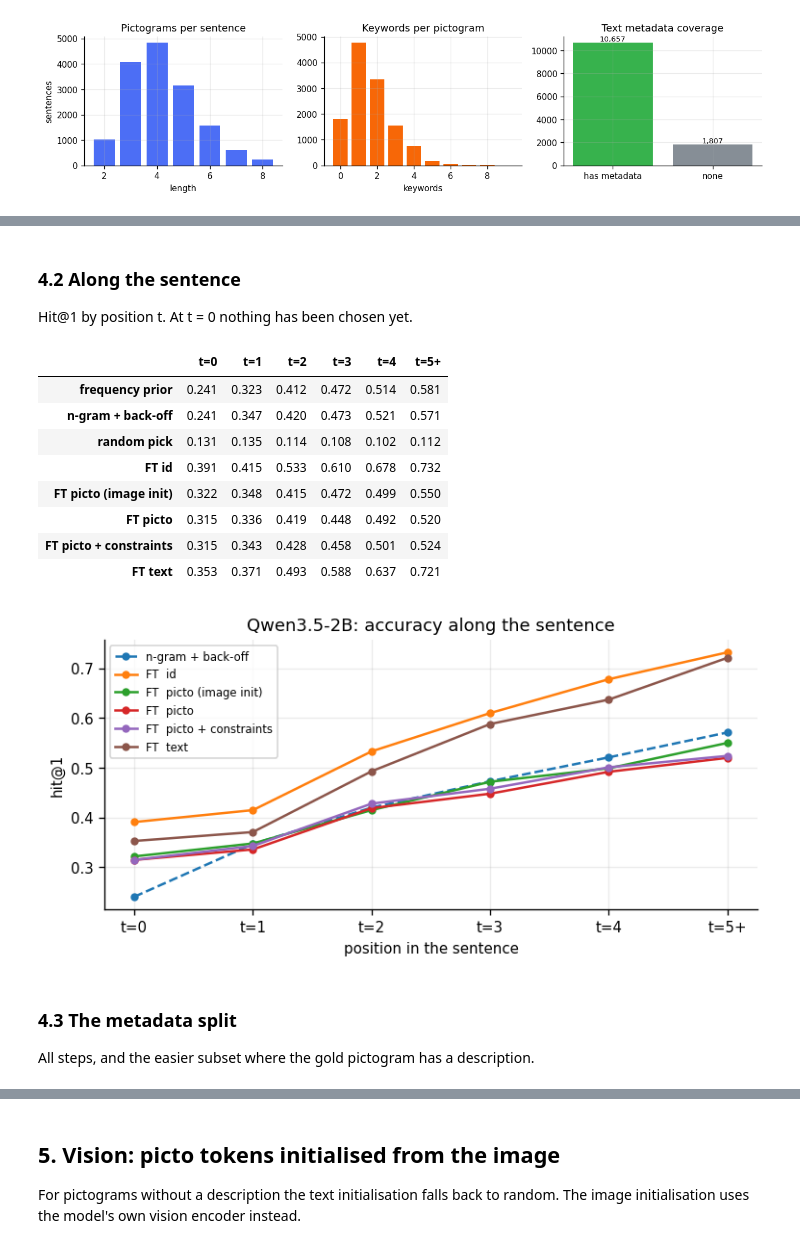
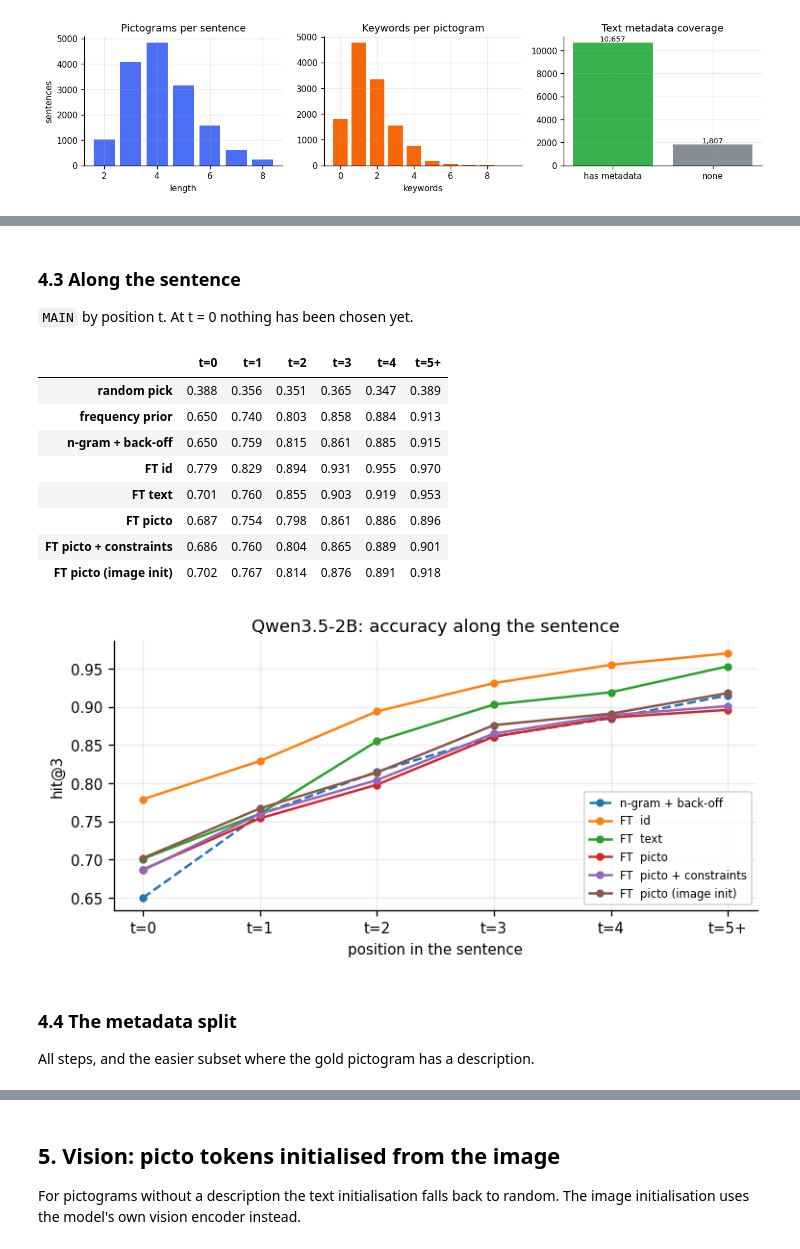
Before and after one commit to davideligabue/bdatm, a Jupyter notebook: notebook.ipynb, the cells around one changed output, grey strips where cells are left out. Cells and saved outputs as stored; diff of their text form; code cells hidden in the pictures.

```diff
--- a/notebook.ipynb
+++ b/notebook.ipynb
@@ -214,0 +197,7 @@ Next:
+# %%
+# What each run ranks first, second and third on this step
+first3 = {}
+for label, recs in RUNS.items():
+    r = next(r for r in recs if r["step_id"] == step["step_id"])
+    first3[label] = [corpus.description[p].split(" (")[0] for p in r["ranked_ids"][:3]]
+pd.DataFrame(first3, index=["1st", "2nd", "3rd"]).T
@@ -241,7 +241,7 @@ for mode, key in [("id", "id"), ("text", "text"), ("picto", "picto_text")]:
     for tag in MODELS:
         recs = load(f"{key}_{tag}")
         if recs:
-            grid.setdefault(mode, {})[tag] = compute(subset(recs), corpus.equivalence)["hit@1"]
+            grid.setdefault(mode, {})[tag] = compute(subset(recs), corpus.equivalence)[MAIN]
 GRID = pd.DataFrame(grid).T.reindex(columns=MODELS).round(3)
 GRID
 # %% [output]
@@ -252,7 +252,8 @@ GRID
 # %%
 # Heatmap: one cell per (mode, model)
 fig, ax = plt.subplots(figsize=(6.4, 2.6))
-im = ax.imshow(GRID.values.astype(float), cmap="Blues", vmin=0.35, vmax=0.55, aspect="auto")
+lo, hi = GRID.values.min() - 0.03, GRID.values.max() + 0.03
+im = ax.imshow(GRID.values.astype(float), cmap="Blues", vmin=lo, vmax=hi, aspect="auto")
 ax.set_xticks(range(GRID.shape[1]), GRID.columns, fontsize=8)
 ax.set_yticks(range(GRID.shape[0]), GRID.index)
 ax.grid(False)
@@ -261,7 +262,7 @@ for i in range(GRID.shape[0]):
         v = GRID.values[i, j]
         if not np.isnan(v):
             ax.text(j, i, f"{v:.3f}", ha="center", va="center",
-                    color="white" if v > 0.47 else "black")
-ax.set_title("Hit@1, pictograms so far, pool of 8")
+                    color="white" if v > (lo + hi) / 2 else "black")
+ax.set_title(f"{MAIN}, pool of 8")
 plt.tight_layout(); plt.savefig(FIGURES / "02_models.png", bbox_inches="tight"); plt.show()
 # %% [output]
@@ -269,39 +288,39 @@ plt.tight_layout(); plt.savefig(FIGURES / "02_models.png", bbox_inches="tight");
 # %% [markdown]
-### 4.2 Along the sentence
+### 4.3 Along the sentence
 
-Hit@1 by position t. At t = 0 nothing has been chosen yet.
+`MAIN` by position t. At t = 0 nothing has been chosen yet.
 # %%
 rows = {}
 for label, recs in RUNS.items():
     b = breakdown(subset(recs), lambda r: min(int(r["t"]), 5), corpus.equivalence)
-    rows[label] = {("t=5+" if k == 5 else f"t={k}"): round(v["hit@1"], 3) for k, v in sorted(b.items())}
+    rows[label] = {("t=5+" if k == 5 else f"t={k}"): round(v[MAIN], 3) for k, v in sorted(b.items())}
 BY_STEP = pd.DataFrame(rows).T
 BY_STEP
 # %% [output]
 |  | t=0 | t=1 | t=2 | t=3 | t=4 | t=5+ |
-| frequency prior | 0.241 | 0.323 | 0.412 | 0.472 | 0.514 | 0.581 |
-| n-gram + back-off | 0.241 | 0.347 | 0.420 | 0.473 | 0.521 | 0.571 |
-| random pick | 0.131 | 0.135 | 0.114 | 0.108 | 0.102 | 0.112 |
-| FT id | 0.391 | 0.415 | 0.533 | 0.610 | 0.678 | 0.732 |
-| FT picto (image init) | 0.322 | 0.348 | 0.415 | 0.472 | 0.499 | 0.550 |
-| FT picto | 0.315 | 0.336 | 0.419 | 0.448 | 0.492 | 0.520 |
-| FT picto + constraints | 0.315 | 0.343 | 0.428 | 0.458 | 0.501 | 0.524 |
-| FT text | 0.353 | 0.371 | 0.493 | 0.588 | 0.637 | 0.721 |
+| random pick | 0.388 | 0.356 | 0.351 | 0.365 | 0.347 | 0.389 |
+| frequency prior | 0.650 | 0.740 | 0.803 | 0.858 | 0.884 | 0.913 |
+| n-gram + back-off | 0.650 | 0.759 | 0.815 | 0.861 | 0.885 | 0.915 |
+| FT id | 0.779 | 0.829 | 0.894 | 0.931 | 0.955 | 0.970 |
+| FT text | 0.701 | 0.760 | 0.855 | 0.903 | 0.919 | 0.953 |
+| FT picto | 0.687 | 0.754 | 0.798 | 0.861 | 0.886 | 0.896 |
+| FT picto + constraints | 0.686 | 0.760 | 0.804 | 0.865 | 0.889 | 0.901 |
+| FT picto (image init) | 0.702 | 0.767 | 0.814 | 0.876 | 0.891 | 0.918 |
 # %%
 fig, ax = plt.subplots(figsize=(6.4, 3.2))
 show = [l for l in BY_STEP.index if l.startswith("FT") or "n-gram" in l]
 for label in show:
     row = BY_STEP.loc[label]
     ax.plot(range(len(row)), row.values, marker="o", ms=4, label=label.strip(),
             ls="--" if "n-gram" in label else "-")
-ax.set(xlabel="position in the sentence", ylabel="hit@1", title=f"{MODEL}: accuracy along the sentence")
+ax.set(xlabel="position in the sentence", ylabel=MAIN, title=f"{MODEL}: accuracy along the sentence")
 ax.set_xticks(range(BY_STEP.shape[1]), BY_STEP.columns)
 ax.legend(fontsize=7)
 plt.tight_layout(); plt.savefig(FIGURES / "03_by_step.png", bbox_inches="tight"); plt.show()
 # %% [output]
-[figure, old version]
+[figure, new version]
 # %% [markdown]
-### 4.3 The metadata split
+### 4.4 The metadata split
 
 All steps, and the easier subset where the gold pictogram has a description.
 # %%
```
Also changed, not shown: parts of 31 cells of this notebook, 13 other files.
